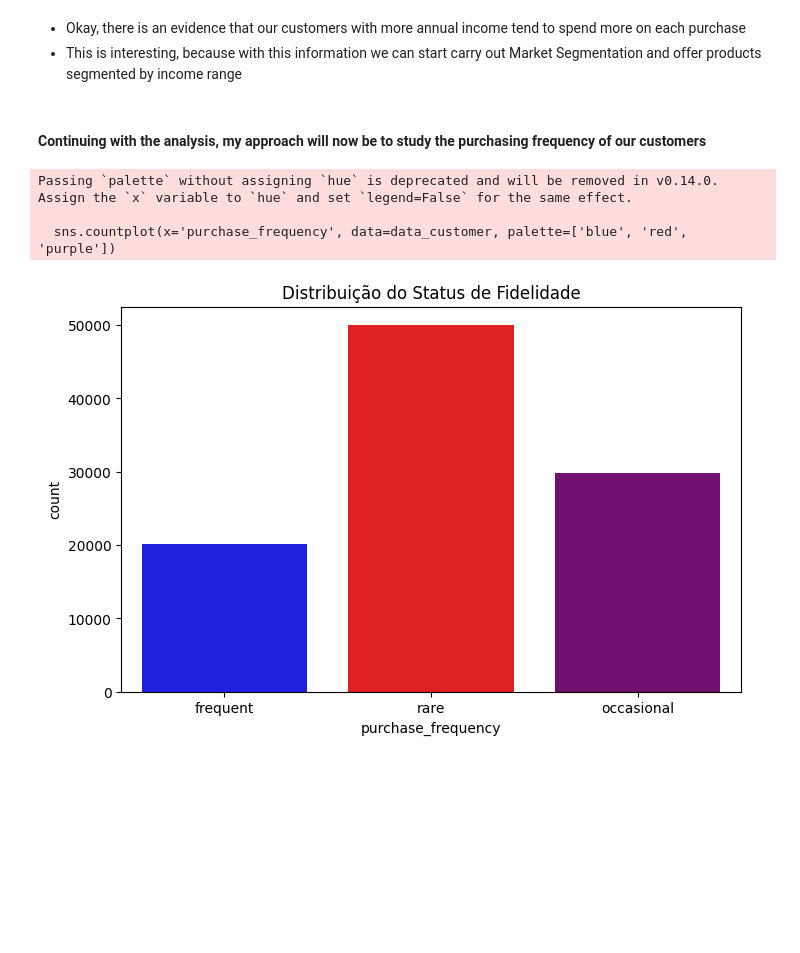
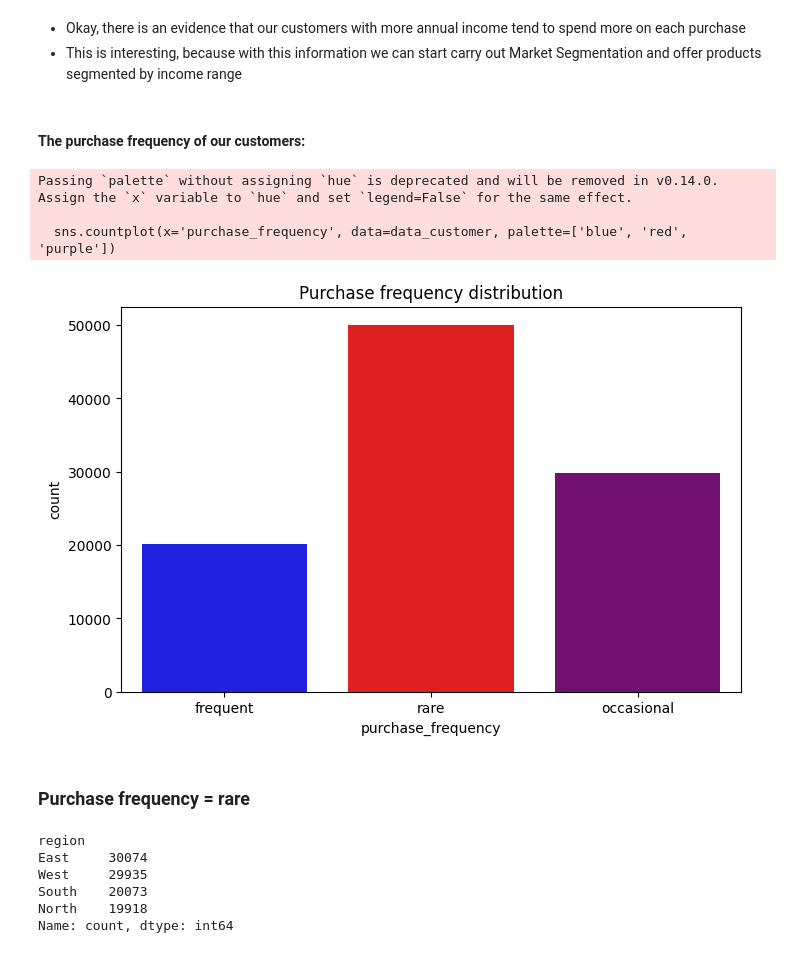
Before and after one commit to dv-tiagosilva/Customer_dataset_analysis, a Jupyter notebook: analysis_customer_dataset.ipynb, the cells around one changed output. Saved outputs shown, nothing was run; the diff lists cells and outputs as text; code cells hidden in the pictures; blank space fills up the shorter version.

```diff
--- a/analysis_customer_dataset.ipynb
+++ b/analysis_customer_dataset.ipynb
@@ -49,0 +56,2 @@ data_customer.drop(columns='id',inplace=True)
+# %%
+data_customer.drop(columns='promotion_usage', inplace=True)
@@ -631,16 +655,27 @@ sns.scatterplot(x='income', y='purchase_amount', data=data_customer)
 # %% [markdown]
 - Okay, there is an evidence that our customers with more annual income tend to spend more on each purchase
 - This is interesting, because with this information we can start carry out Market Segmentation and offer products segmented by income range
-# %% [markdown]
-#### Continuing with the analysis, my approach will now be to study the purchasing frequency of our customers
+# %% [markdown]
+#### The purchase frequency of our customers:
 # %%
 #Showing the plot
 plt.figure(figsize=(8, 5))
 sns.countplot(x='purchase_frequency', data=data_customer, palette=['blue', 'red', 'purple'])
-plt.title("Distribuição do Status de Fidelidade")
+plt.title("Purchase frequency distribution")
 plt.show()
 # %% [output]
 Passing `palette` without assigning `hue` is deprecated and will be removed in v0.14.0. Assign the `x` variable to `hue` and set `legend=False` for the same effect.
 
   sns.countplot(x='purchase_frequency', data=data_customer, palette=['blue', 'red', 'purple'])
-[figure, old version]
+[figure, new version]
+# %% [markdown]
+### Purchase frequency = rare
+# %%
+data_customer['region'].value_counts()
+# %% [output]
+region
+East     30074
+West     29935
+South    20073
+North    19918
+Name: count, dtype: int64
```
Also changed, not shown: parts of 35 cells of this notebook.
